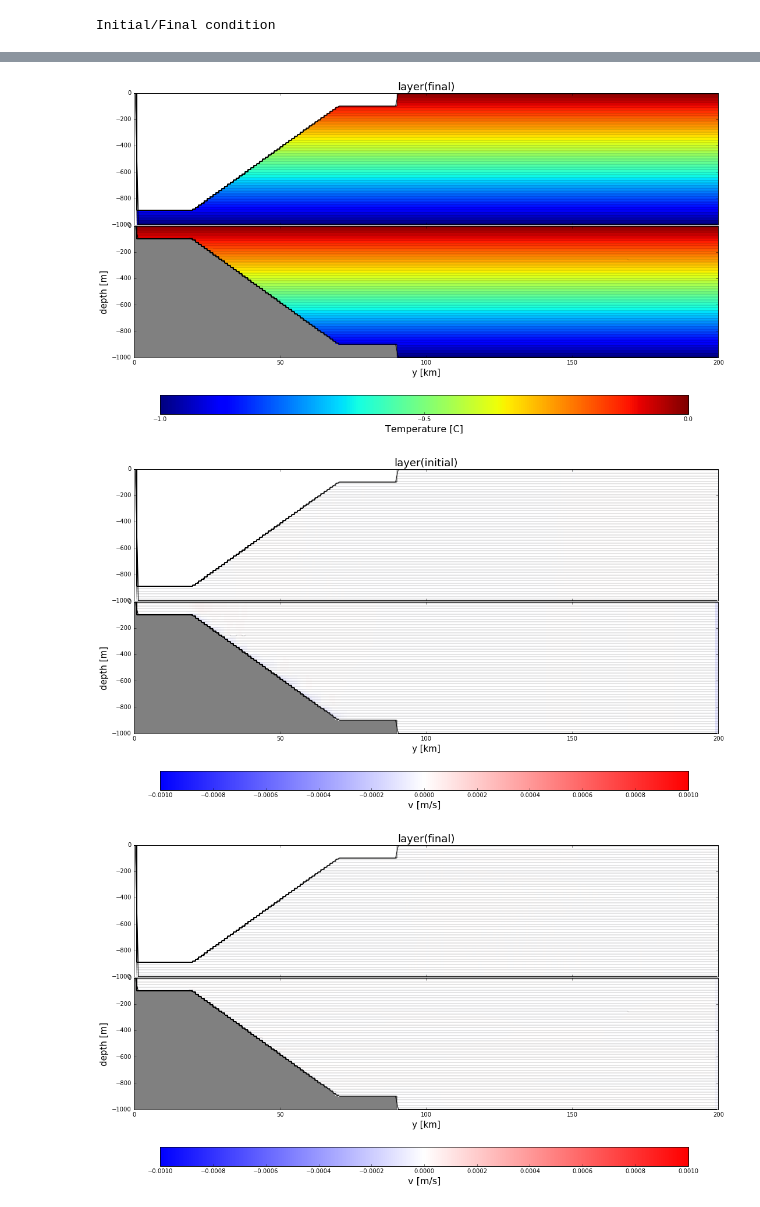
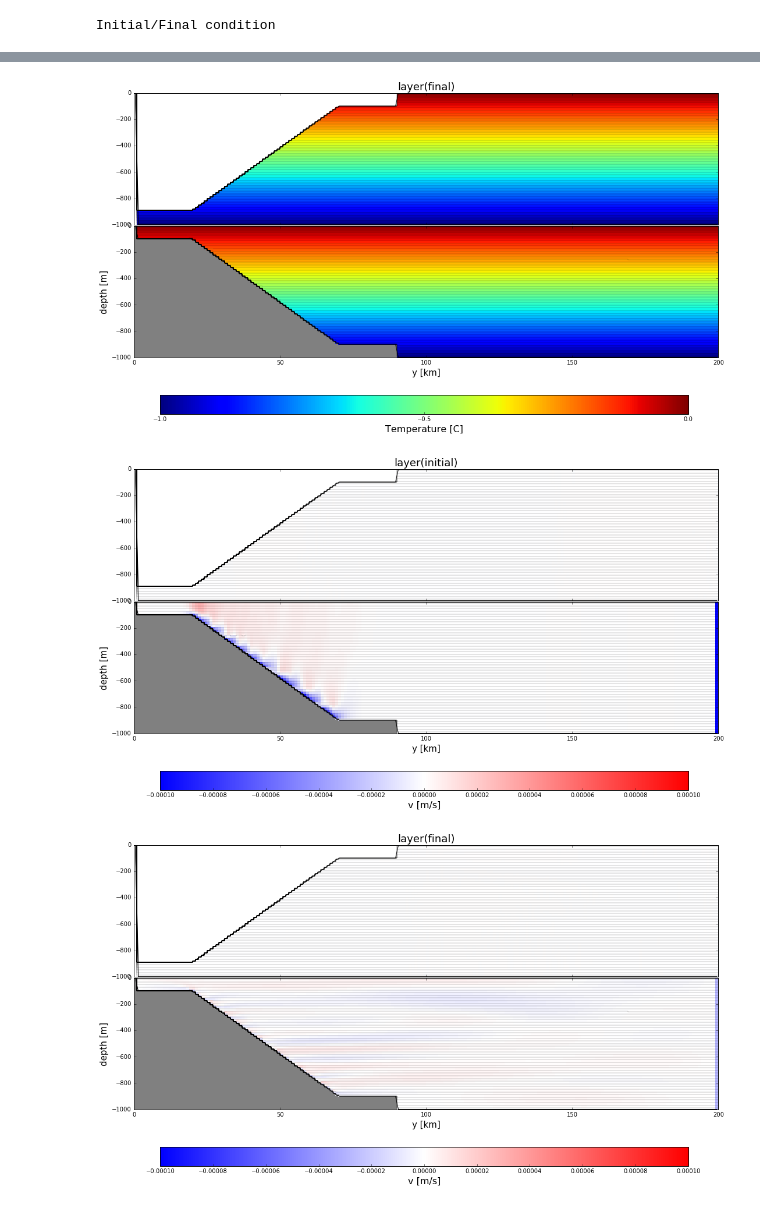
Before and after one commit to gustavo-marques/Outflow_Ice_Shelf, a Jupyter notebook: ipynb/quiet.ipynb, the cells around one changed output, grey strips where cells are left out. Saved outputs shown, nothing was run; the diff lists cells and outputs as text; code cells hidden in the pictures.

```diff
--- a/ipynb/quiet.ipynb
+++ b/ipynb/quiet.ipynb
@@ -53,7 +53,7 @@ for n in range(len(coords)):
    ax1 = plt.subplot(211); cs1 = plot_section(end_i, 0, xq, variable='v', eta='e',yvar='yh',clim=(-1e-3,1e-3), cmap=plt.cm.bwr)
    plt.title(coords[n] + '(initial)', fontsize=18)
    plt.tick_params(axis='x',labelbottom='off')
-   ax2 = plt.subplot(212,axisbg='gray'); cs2 = plot_section(end_o, 0, xq, variable='v', eta='e',yvar='yh', clim=(-1e-3,1e-3), cmap=plt.cm.bwr);
+   ax2 = plt.subplot(212,axisbg='gray'); cs2 = plot_section(end_o, 0, xq, variable='v', eta='e',yvar='yh', clim=(-1e-4,1e-4), cmap=plt.cm.bwr);
    plt.xlabel('y [km]',fontsize=15); plt.ylabel('depth [m]',fontsize=15)
    fig.subplots_adjust(bottom=0.2, hspace=0.01)
    cbar_ax = fig.add_axes([0.16, 0.05, 0.7, 0.05])
@@ -64,7 +64,7 @@ for n in range(len(coords)):
    ax1 = plt.subplot(211); cs1 = plot_section(end_i, -1, xq, variable='v', eta='e',yvar='yh', clim=(-1e-3,1e-3), cmap=plt.cm.bwr)
    plt.title(coords[n] + '(final)', fontsize=18)
    plt.tick_params(axis='x',labelbottom='off')
-   ax2 = plt.subplot(212,axisbg='gray'); cs2 = plot_section(end_o, -1, xq, variable='v', eta='e',yvar='yh', clim=(-1e-3,1e-3), cmap=plt.cm.bwr);
+   ax2 = plt.subplot(212,axisbg='gray'); cs2 = plot_section(end_o, -1, xq, variable='v', eta='e',yvar='yh', clim=(-1e-4,1e-4), cmap=plt.cm.bwr);
    plt.xlabel('y [km]',fontsize=15); plt.ylabel('depth [m]',fontsize=15)
    fig.subplots_adjust(bottom=0.2, hspace=0.01)
    cbar_ax = fig.add_axes([0.16, 0.05, 0.7, 0.05])
@@ -76,34 +76,34 @@ for n in range(len(coords)):
 #plt.title('Max. absolute vel.')
 #for n in range(len(coords)):
 #    var_o = netCDF4.Dataset(path+coords[n]+'/outflow/'+pfile)
 #    var_i = netCDF4.Dataset(path+coords[n]+'/ice_shelf/'+pfile)
 #    units = var_o.variables['v'].units
 #    time = file_handle[i].variables['Time'][:]
 #    smin=np.zeros(len(time)); smax=np.zeros(len(time))
 #    total=np.zeros(len(time))
 #    s = file_handle[i].variables[variable][:]
 #    for t in range(len(time)):
 #            smin[t]=s[t,:].min(); smax[t]=s[t,:].max()
 #            if smax[t]>=np.abs(smin[t]):
 #               total[t]=smax[t]
 #               plt.semilogy(time[t],total[t],'+',ms=2)
 #            else:
 #               total[t]=np.abs(smin[t])
 #               plt.semilogy(time[t],total[t],'o',ms=2)
 
 #        plt.plot(time,total,lw=2.0, label=labels[i])
 #        plt.legend(loc=0, shadow=True)
 #        plt.xlabel('Time')
 #        plt.ylabel(units)
 # %% [output]
 Initial/Final condition
 Check the NumPy 1.11 release notes for more information.
   if type( z ) == np.ma.core.MaskedArray: z[z.mask] = 0
 Check the NumPy 1.11 release notes for more information.
   if type( q ) == np.ma.core.MaskedArray: qmin = np.amin(q); q[q.mask] = qmin
 [figure]
 [figure]
-[figure, old version]
+[figure, new version]
 [figure]
 [figure]
 [figure]
```
Also changed, not shown: parts of 1 cell of this notebook, 3 other files.
